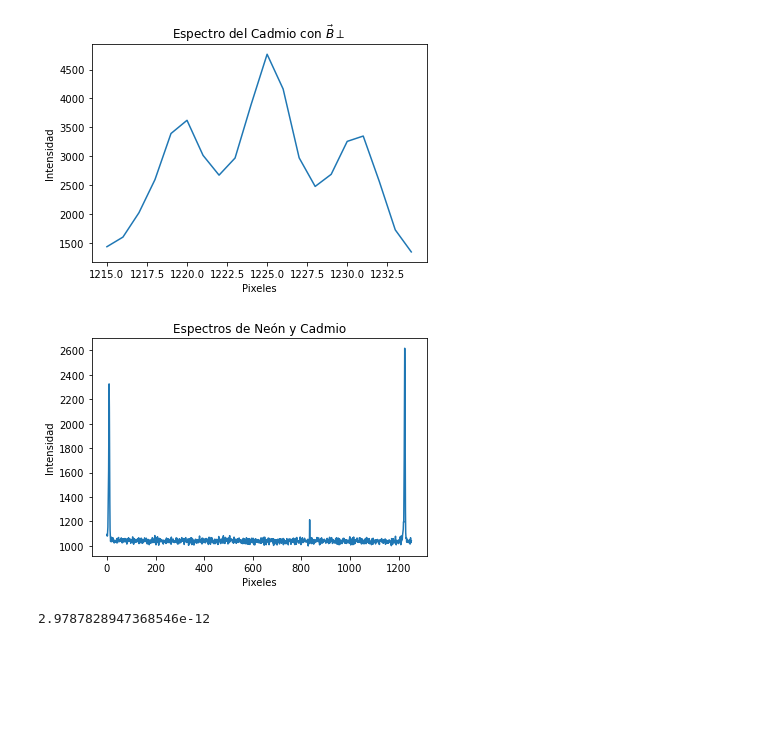
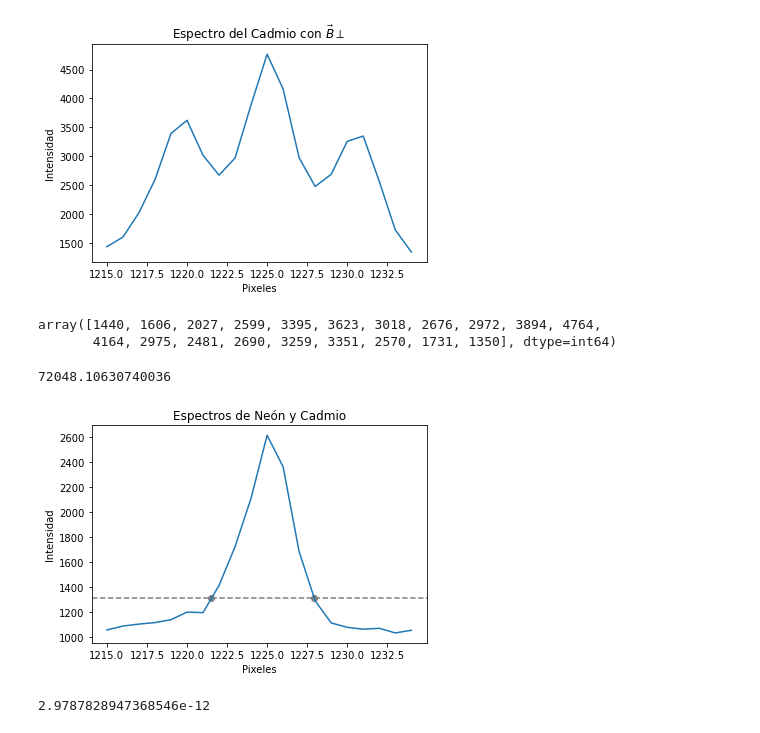
Before and after one commit to jcrojasv1/Physics_Labs, a Jupyter notebook: 4 Efecto Zeeman/Zeeman Effect for Cadmium.ipynb, the cells around one changed output. Cells and saved outputs as stored; diff of their text form; code cells hidden in the pictures; blank space fills up the shorter version.

```diff
--- a/4 Efecto Zeeman/Zeeman Effect for Cadmium.ipynb
+++ b/4 Efecto Zeeman/Zeeman Effect for Cadmium.ipynb
@@ -48,3 +48,7 @@ px_sigma1, px_pi, px_sigma2 = 1220, 1225, 1231
 Cd_line = 643.847e-9 # metros
 Ne_line = 640.2248e-9 # metros
 NeCd = Neon_Cadmium["Gray_Value"].to_numpy()
+Cd_perpend
+# %% [output]
+array([1440, 1606, 2027, 2599, 3395, 3623, 3018, 2676, 2972, 3894, 4764,
+       4164, 2975, 2481, 2690, 3259, 3351, 2570, 1731, 1350], dtype=int64)
@@ -51,11 +61,14 @@ NeCd = Neon_Cadmium["Gray_Value"].to_numpy()
 # %%
-plt.plot(axis, NeCd)
+plt.axhline(2618/2, linestyle = "--", color = "grey")
+plt.plot(axis[1215:1235], NeCd[1215:1235])
 plt.xlabel("Pixeles")
 plt.ylabel("Intensidad")
 plt.title("Espectros de Neón y Cadmio")
-plt.savefig("Cadmio_Neón.pdf")
+plt.scatter([1221.5,1227.9],[2618/2,2618/2],color="grey")
+Cd_line/(factor*3)
 # %% [output]
+72048.10630740036
-[figure, old version]
+[figure, new version]
 # %%
 max_Cd = Search4Max(Neon_Cadmium,NeCd[600:])
 max_Ne = Search4Max(Neon_Cadmium,NeCd[0:600])
```
Also changed, not shown: parts of 23 cells of this notebook, 1 other file.
